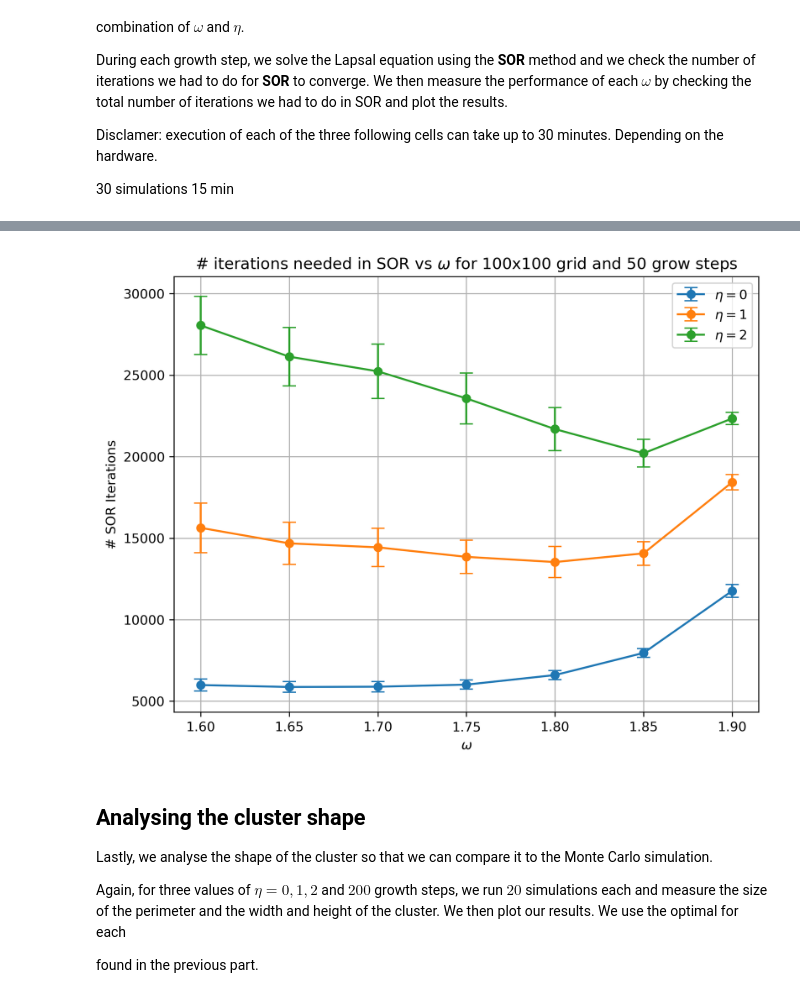
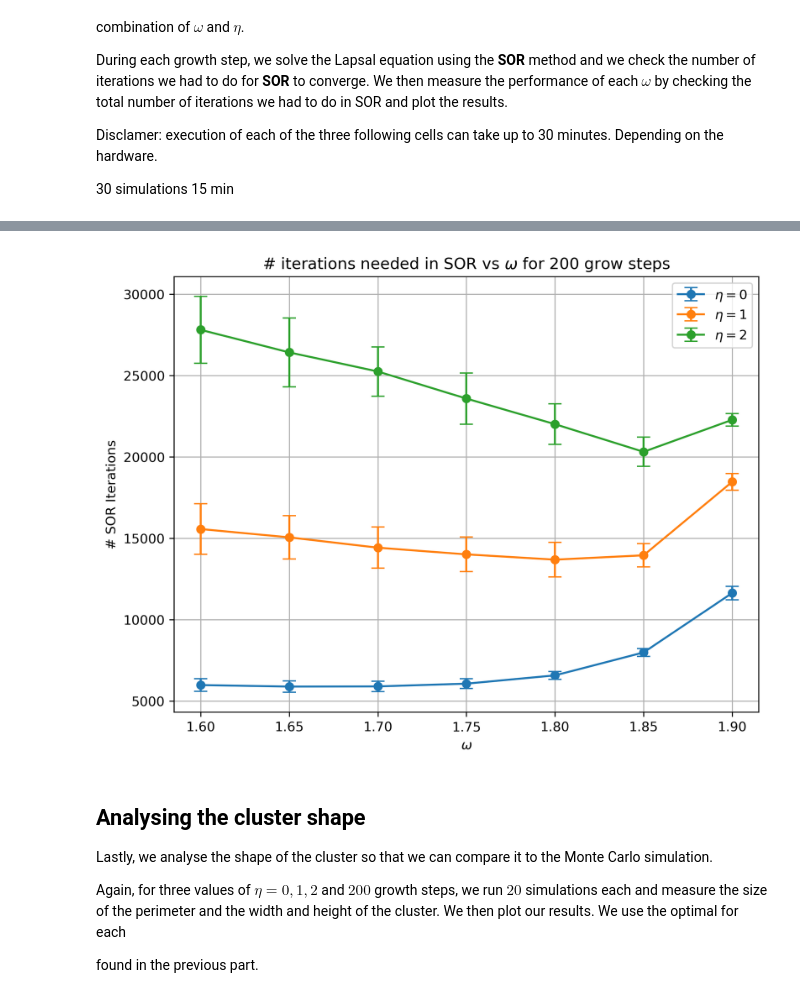
Before and after one commit to kingilsildor/CLS-Scientific_Computing-Assignment2, a Jupyter notebook: interface.ipynb, the cells around one changed output, grey strips where cells are left out. Cells and saved outputs as stored; diff of their text form; code cells hidden in the pictures.

```diff
--- a/interface.ipynb
+++ b/interface.ipynb
@@ -82,26 +105,26 @@ plot_omega_comparison(
 # %%
 means_0 = np.mean(np.array(results_omegas_eta_0), axis=0)
 stds_0 = np.std(np.array(results_omegas_eta_0), axis=0)
 
 means_1 = np.mean(np.array(results_omegas_eta_1), axis=0)
 stds_1 = np.std(np.array(results_omegas_eta_1), axis=0)
 
 means_2 = np.mean(np.array(results_omegas_eta_2), axis=0)
 stds_2 = np.std(np.array(results_omegas_eta_2), axis=0)
 
 plt.figure(figsize=FIG_SIZE, dpi=DPI)
 plt.errorbar(omegas, means_0, yerr=stds_0, fmt="o-", capsize=5, label=r"$\eta = 0$")
 plt.errorbar(omegas, means_1, yerr=stds_1, fmt="o-", capsize=5, label=r"$\eta = 1$")
 plt.errorbar(omegas, means_2, yerr=stds_2, fmt="o-", capsize=5, label=r"$\eta = 2$")
 plt.xlabel(r"$\omega$")
 plt.ylabel("# SOR Iterations")
-plt.title(r"# iterations needed in SOR vs $\omega$ for 100x100 grid and 50 grow steps")
+plt.title(r"# iterations needed in SOR vs $\omega$ for 200 grow steps")
 plt.legend()
 plt.grid(True)
 plt.savefig("results/omega_vs_sor_mean.png", dpi=300, bbox_inches="tight")
 plt.show()
 # %% [output]
-[figure, old version]
+[figure, new version]
 # %% [markdown]
 ## Analysing the cluster shape
 Lastly, we analyse the shape of the cluster so that we can compare it to the Monte Carlo simulation.
```
Also changed, not shown: parts of 6 cells of this notebook, 3 other files.
